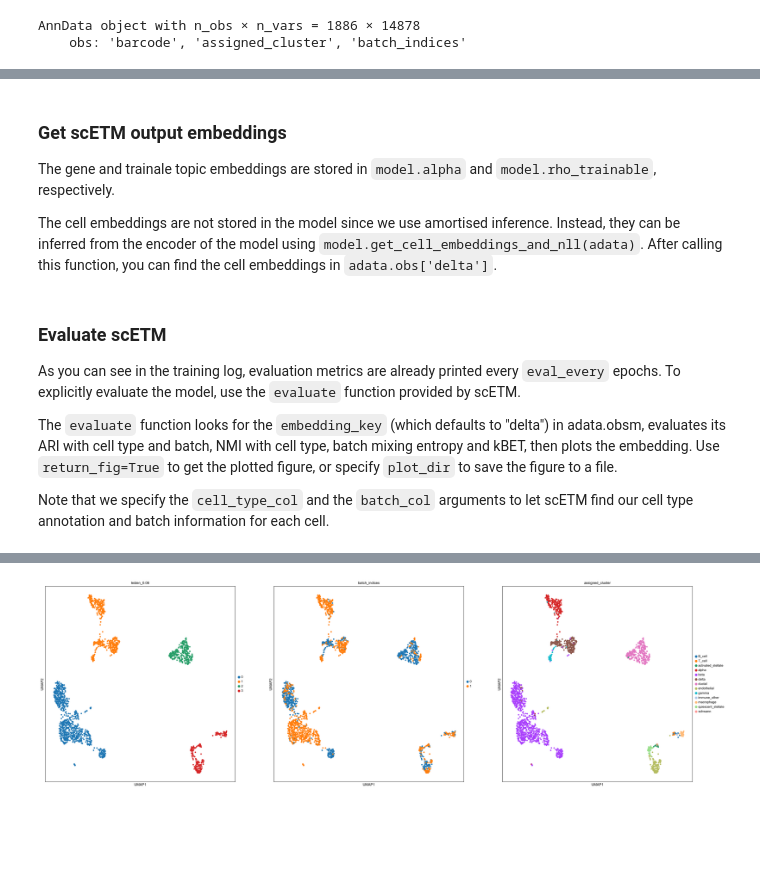
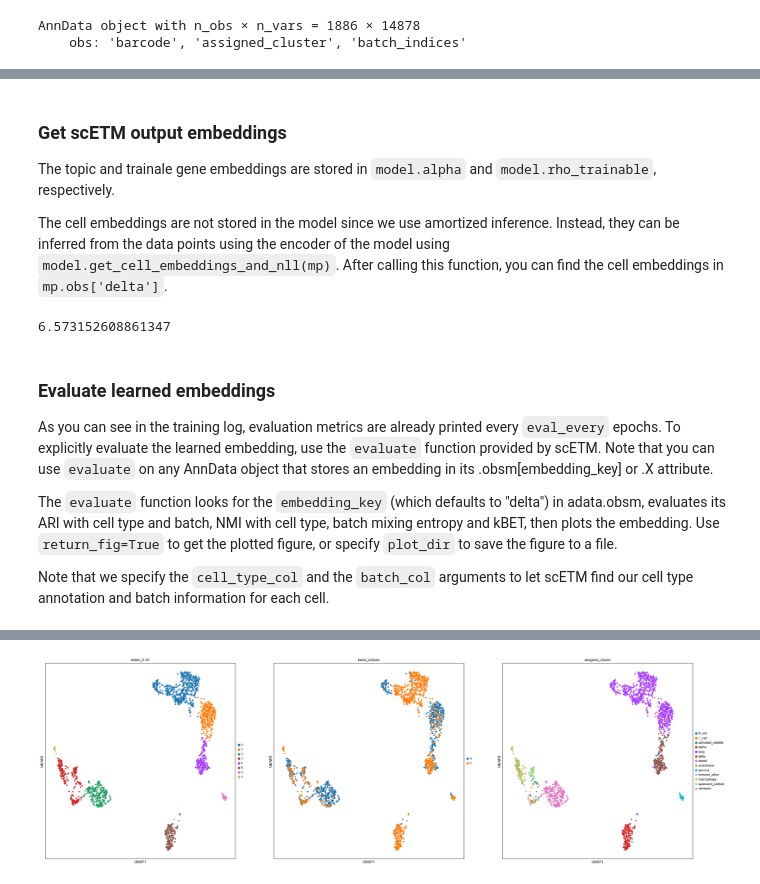
Before and after one commit to hui2000ji/scETM, a Jupyter notebook: notebooks/scETM introductory tutorial.ipynb, the cells around one changed output, grey strips where cells are left out. Saved outputs shown, nothing was run; the diff lists cells and outputs as text; code cells hidden in the pictures; blank space fills up the shorter version.

```diff
--- a/notebooks/scETM introductory tutorial.ipynb
+++ b/notebooks/scETM introductory tutorial.ipynb
@@ -15,14 +31,13 @@ scETM uses AnnData objects from the anndata package to represent single-cell dat
 # %%
-import anndata as ad
-import pandas as pd
-csvs = ['GSM2230761_mouse1_umifm_counts.csv', 'GSM2230762_mouse2_umifm_counts.csv']
-adatas = []
-for fpath in csvs:
+# Construct mouse pancreas AnnData object
+mp_csvs = ['GSM2230761_mouse1_umifm_counts.csv', 'GSM2230762_mouse2_umifm_counts.csv']
+mp_adatas = []
+for fpath in mp_csvs:
     df = pd.read_csv(fpath, index_col=0)
     adata = ad.AnnData(X=df.iloc[:, 2:], obs=df.iloc[:, :2])
-    adatas.append(adata)
-adata = ad.concat(adatas, label="batch_indices")
-adata
+    mp_adatas.append(adata)
+mp = ad.concat(mp_adatas, label="batch_indices")
+mp
 # %% [output]
 AnnData object with n_obs × n_vars = 1886 × 14878
     obs: 'barcode', 'assigned_cluster', 'batch_indices'
@@ -64,6 +90,6 @@ ts=1907038, peak_wset=3515269120, wset=3291279360, peak_paged_pool=5310376, page
 # %% [markdown]
 ### Get scETM output embeddings
 
-The gene and trainale topic embeddings are stored in `model.alpha` and `model.rho_trainable`, respectively.
+The topic and trainale gene embeddings are stored in `model.alpha` and `model.rho_trainable`, respectively.
 
-The cell embeddings are not stored in the model since we use amortised inference. Instead, they can be inferred from the encoder of the model using `model.get_cell_embeddings_and_nll(adata)`. After calling this function, you can find the cell embeddings in `adata.obs['delta']`.
+The cell embeddings are not stored in the model since we use amortized inference. Instead, they can be inferred from the data points using the encoder of the model using `model.get_cell_embeddings_and_nll(mp)`. After calling this function, you can find the cell embeddings in `mp.obs['delta']`.
@@ -72,11 +96,15 @@ model.get_cell_embeddings_and_nll(adata)
+# %%
+mp_model.get_cell_embeddings_and_nll(mp)
+# %% [output]
+6.573152608861347
 # %% [markdown]
-### Evaluate scETM
+### Evaluate learned embeddings
 
-As you can see in the training log, evaluation metrics are already printed every `eval_every` epochs. To explicitly evaluate the model, use the `evaluate` function provided by scETM.
+As you can see in the training log, evaluation metrics are already printed every `eval_every` epochs. To explicitly evaluate the learned embedding, use the `evaluate` function provided by scETM. Note that you can use `evaluate` on any AnnData object that stores an embedding in its .obsm\[embedding_key\] or .X attribute.
 
 The `evaluate` function looks for the `embedding_key` (which defaults to "delta") in adata.obsm, evaluates its ARI with cell type and batch, NMI with cell type, batch mixing entropy and kBET, then plots the embedding. Use `return_fig=True` to get the plotted figure, or specify `plot_dir` to save the figure to a file.
 
 Note that we specify the `cell_type_col` and the `batch_col` arguments to let scETM find our cell type annotation and batch information for each cell.
 # %%
-result = evaluate(adata, resolutions = [0.06, 0.08, 0.1, 0.13], return_fig=True, cell_type_col="assigned_cluster", batch_col="batch_indices")
+result = evaluate(mp, resolutions = [0.1, 0.13, 0.19, 0.22, 0.25, 0.28], return_fig=True, cell_type_col="assigned_cluster", batch_col="batch_indices")
 # %% [output]
@@ -97 +127 @@ result = evaluate(adata, resolutions = [0.06, 0.08, 0.1, 0.13], return_fig=True,
-[figure, old version]
+[figure, new version]
```
Also changed, not shown: parts of 25 cells of this notebook, 4 other files.
